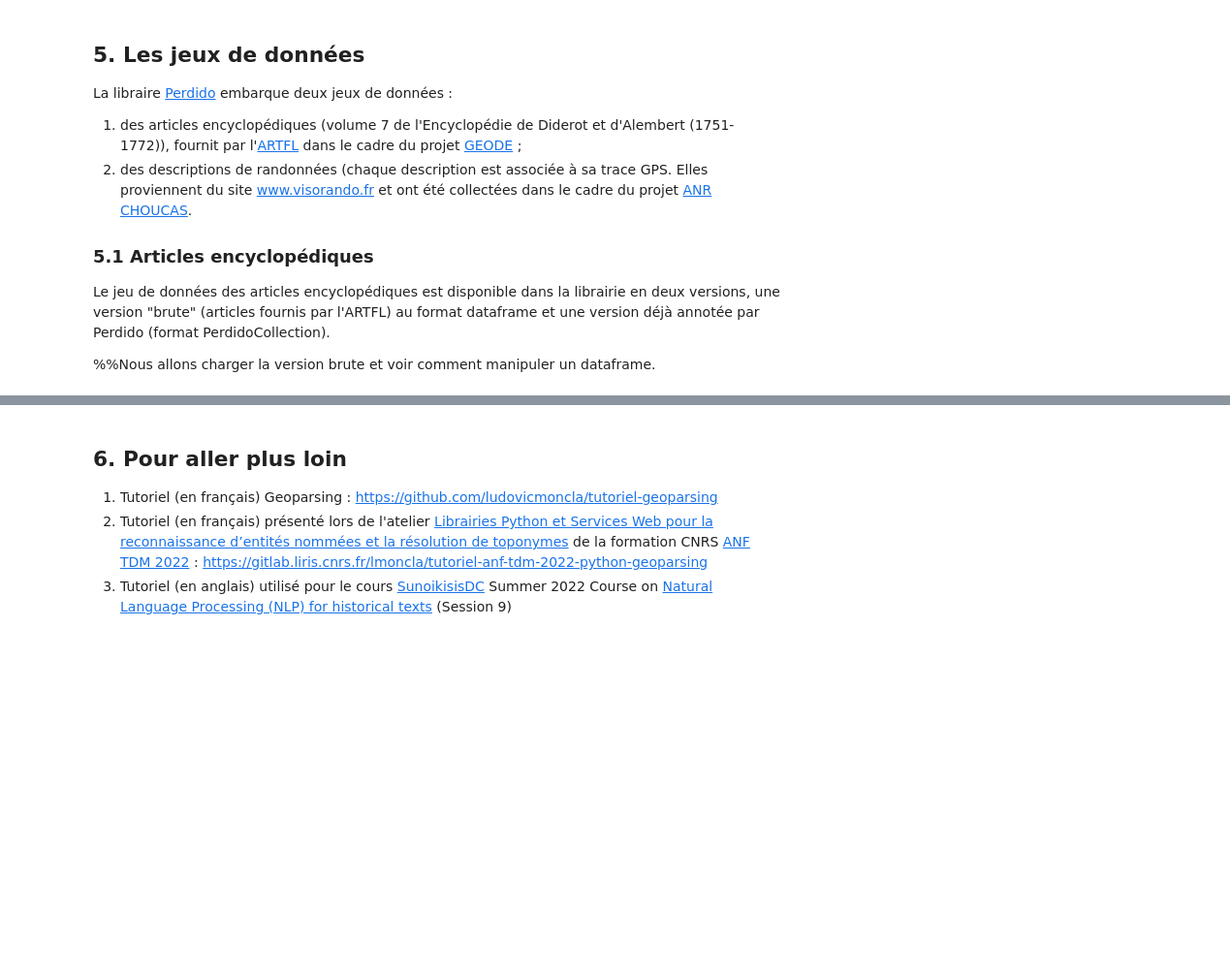
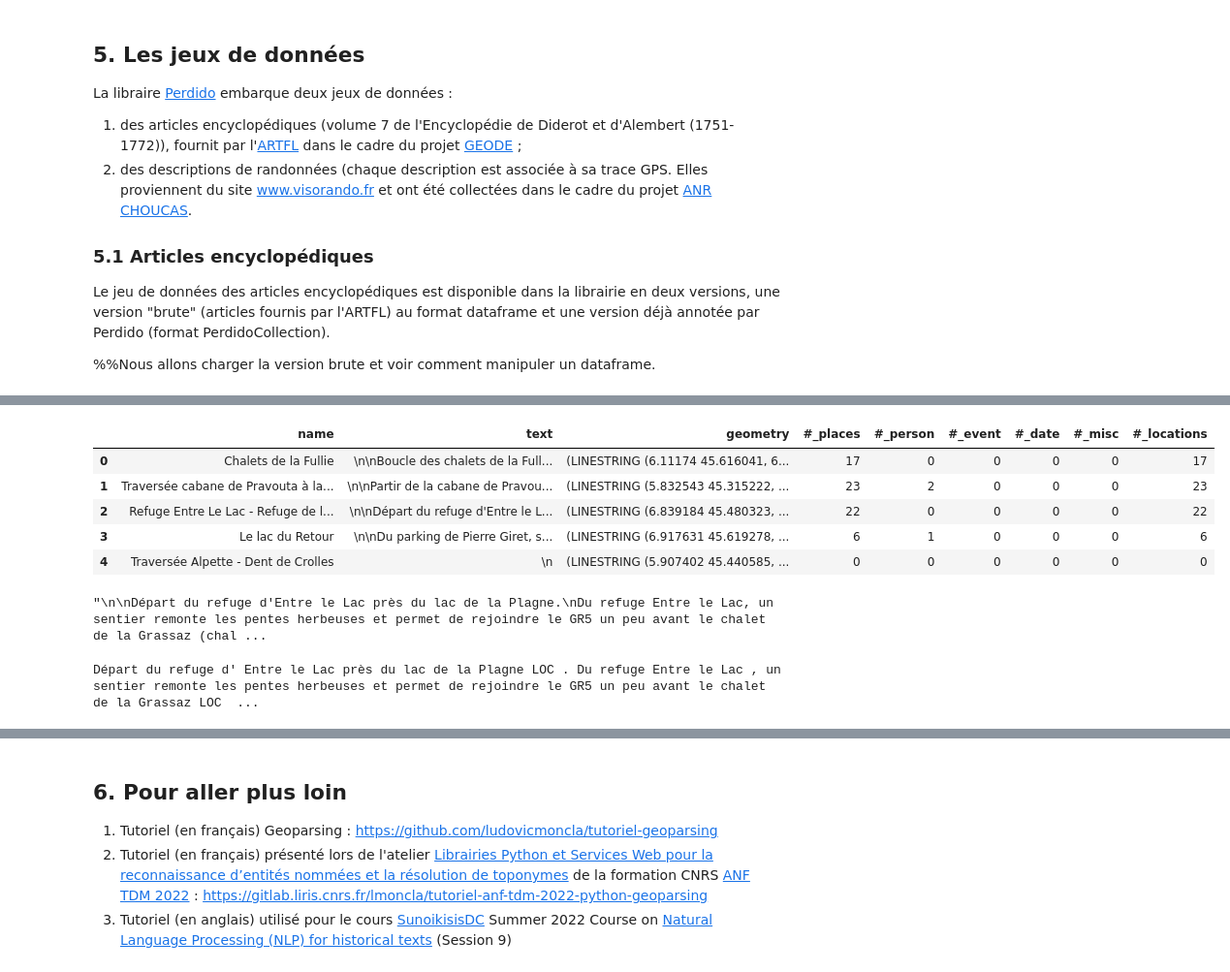
Before and after one commit to ludovicmoncla/demo-perdido-egc-2023, a Jupyter notebook: notebook-demo-perdido-egc.ipynb, the cells around one changed output, grey strips where cells are left out. Shown at 97% size. Saved outputs shown, nothing was run; the diff lists cells and outputs as text; code cells hidden in the pictures; blank space fills up the shorter version.

```diff
--- a/notebook-demo-perdido-egc.ipynb
+++ b/notebook-demo-perdido-egc.ipynb
@@ -320,2 +386,15 @@ from perdido.datasets import load_edda_perdido
 # %%
 from perdido.datasets import load_choucas_perdido
+
+dataset_choucas = load_choucas_perdido()
+data_choucas = dataset_choucas['data']
+
+df = data_choucas.to_dataframe()
+df.head()
+# %% [output]
+|  | name | text | geometry | #_places | #_person | #_event | #_date | #_misc | #_locations |
+| 0 | Chalets de la Fullie | \n\nBoucle des chalets de la Full... | (LINESTRING (6.11174 45.616041, 6... | 17 | 0 | 0 | 0 | 0 | 17 |
+| 1 | Traversée cabane de Pravouta à la... | \n\nPartir de la cabane de Pravou... | (LINESTRING (5.832543 45.315222, ... | 23 | 2 | 0 | 0 | 0 | 23 |
+| 2 | Refuge Entre Le Lac - Refuge de l... | \n\nDépart du refuge d'Entre le L... | (LINESTRING (6.839184 45.480323, ... | 22 | 0 | 0 | 0 | 0 | 22 |
+| 3 | Le lac du Retour | \n\nDu parking de Pierre Giret, s... | (LINESTRING (6.917631 45.619278, ... | 6 | 1 | 0 | 0 | 0 | 6 |
+| 4 | Traversée Alpette - Dent de Crolles | \n | (LINESTRING (5.907402 45.440585, ... | 0 | 0 | 0 | 0 | 0 | 0 |
@@ -321,0 +403,8 @@ from perdido.datasets import load_choucas_perdido
+# %%
+doc.text
+# %% [output]
+"\n\nDépart du refuge d'Entre le Lac près du lac de la Plagne.\nDu refuge Entre le Lac, un sentier remonte les pentes herbeuses et permet de rejoindre le GR5 un peu avant le chalet de la Grassaz (chal ...
+# %%
+displacy.render(doc.to_spacy_doc(), style="ent", jupyter=True)
+# %% [output]
+Départ du refuge d' Entre le Lac près du lac de la Plagne LOC . Du refuge Entre le Lac , un sentier remonte les pentes herbeuses et permet de rejoindre le GR5 un peu avant le chalet de la Grassaz LOC  ...
```
Also changed, not shown: parts of 24 cells of this notebook.
